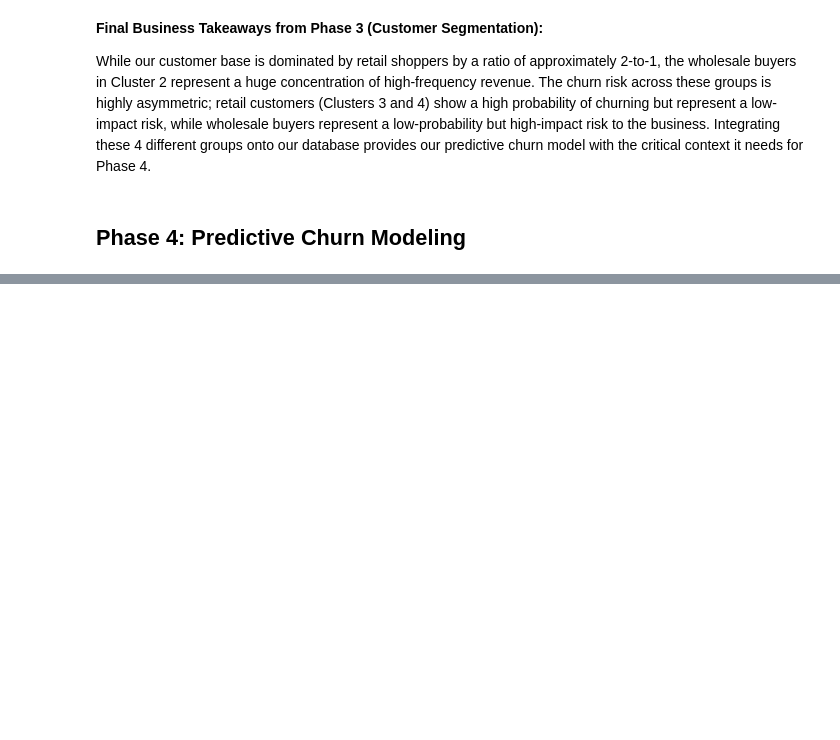
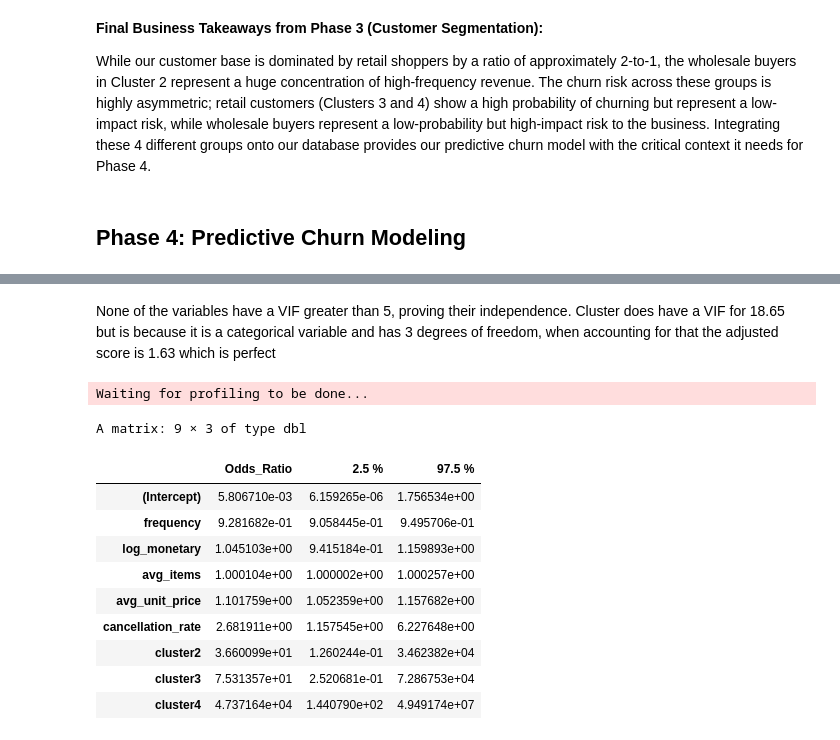
Before and after one commit to ArnavDhablania/End-to-End-Retail-Analytics-Predictive-Churn-Modeling-RFM-Clustering, a Jupyter notebook: retail_churn_rfm_pipeline.ipynb, the cells around one changed output, grey strips where cells are left out. Cells and saved outputs as stored; diff of their text form; code cells hidden in the pictures; blank space fills up the shorter version.

```diff
--- a/retail_churn_rfm_pipeline.ipynb
+++ b/retail_churn_rfm_pipeline.ipynb
@@ -384,2 +384,6 @@ print(cv_model$results)
 # %%
 # Defining the model - leaving out recency from the model, as churn depends on recency, adding recency makes the prediction useless
+final_churn_model <- glm(churn ~ frequency + log_monetary + avg_items + avg_unit_price + cancellation_rate + cluster,
+                         data = train_data,
+                         family = binomial(link = "logit"))
+summary(final_churn_model)
@@ -385,0 +422,22 @@ print(cv_model$results)
+# %% [markdown]
+None of the variables have a VIF greater than 5, proving their independence. Cluster does have a VIF for 18.65 but is because it is a categorical variable and has 3 degrees of freedom, when accounting for that the adjusted score is 1.63 which is perfect
+# %%
+# Exponentiating the coefficients and CIs
+odds_ratios <- suppressWarnings(exp(coef(final_churn_model)))
+conf_intervals <- suppressWarnings(exp(confint(final_churn_model)))
+
+inference_table <- cbind(Odds_Ratio = odds_ratios, conf_intervals)
+inference_table
+# %% [output]
+Waiting for profiling to be done...
+A matrix: 9 × 3 of type dbl
+|  | Odds_Ratio | 2.5 % | 97.5 % |
+| (Intercept) | 5.806710e-03 | 6.159265e-06 | 1.756534e+00 |
+| frequency | 9.281682e-01 | 9.058445e-01 | 9.495706e-01 |
+| log_monetary | 1.045103e+00 | 9.415184e-01 | 1.159893e+00 |
+| avg_items | 1.000104e+00 | 1.000002e+00 | 1.000257e+00 |
+| avg_unit_price | 1.101759e+00 | 1.052359e+00 | 1.157682e+00 |
+| cancellation_rate | 2.681911e+00 | 1.157545e+00 | 6.227648e+00 |
+| cluster2 | 3.660099e+01 | 1.260244e-01 | 3.462382e+04 |
+| cluster3 | 7.531357e+01 | 2.520681e-01 | 7.286753e+04 |
+| cluster4 | 4.737164e+04 | 1.440790e+02 | 4.949174e+07 |
```
Also changed, not shown: parts of 11 cells of this notebook, 1 other file.
